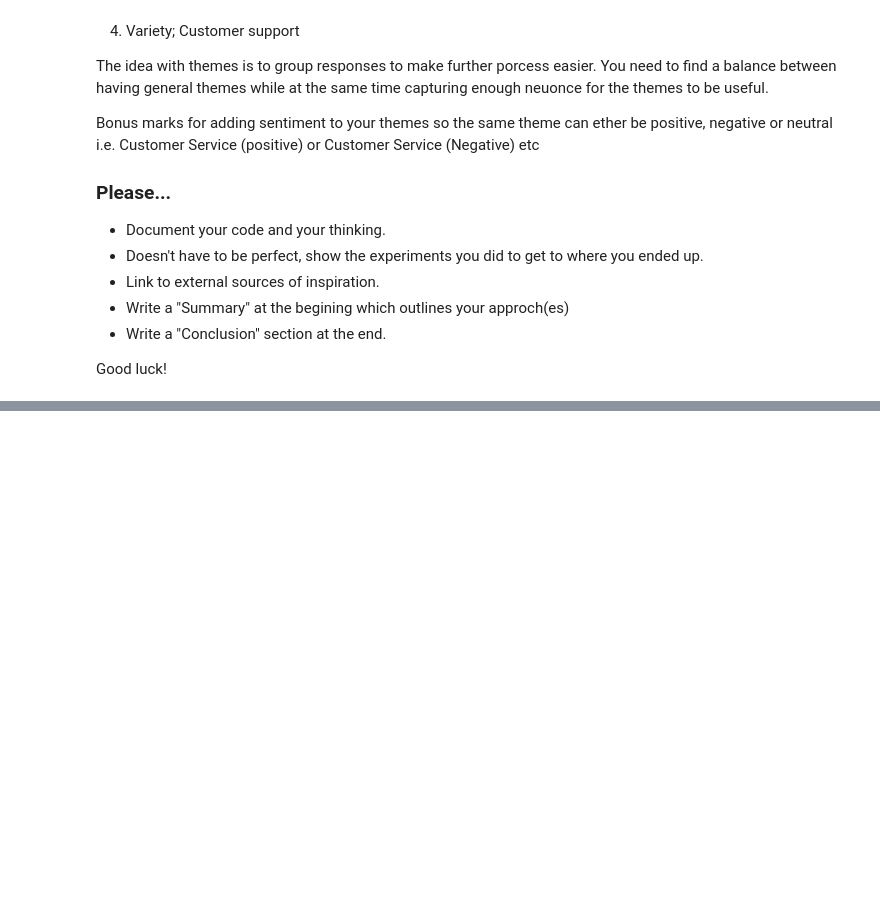
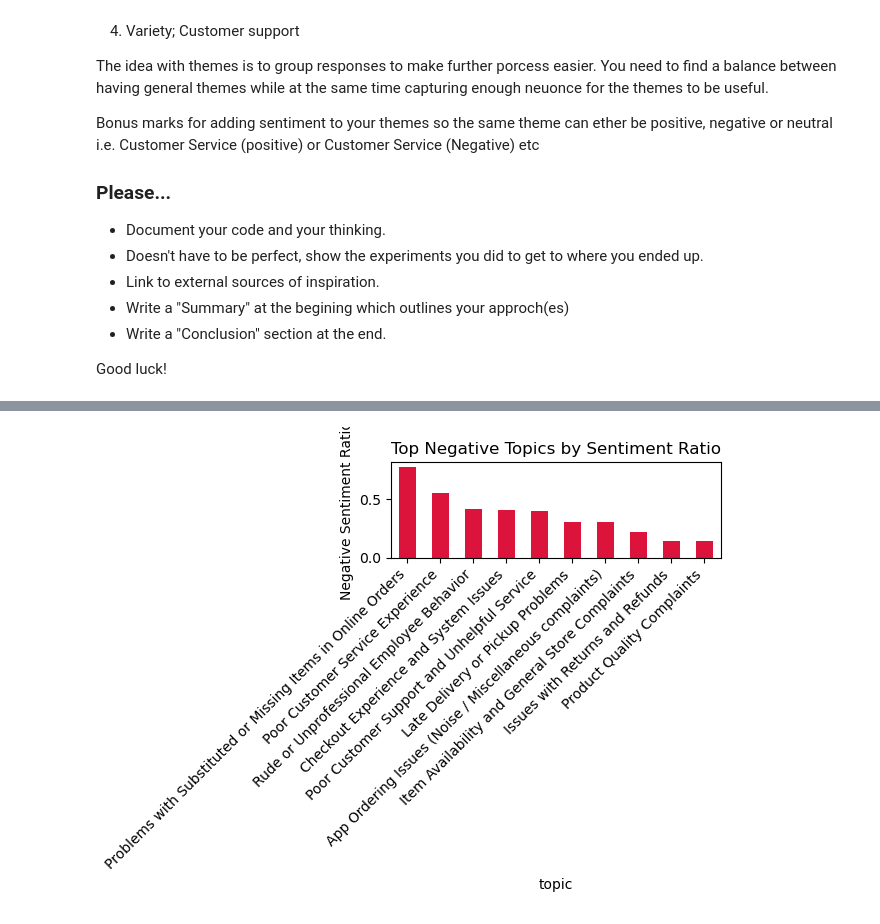
Before and after one commit to foadmarzoughi/test, a Jupyter notebook: theme-counting.ipynb, the cells around one changed output, grey strips where cells are left out. Cells and saved outputs as stored; diff of their text form; code cells hidden in the pictures; blank space fills up the shorter version.

```diff
--- a/theme-counting.ipynb
+++ b/theme-counting.ipynb
@@ -79,0 +914,27 @@ data[:3]
+# %%
+#defined Topic labels
+topic_labels = {
+    -1: "App Ordering Issues (Noise / Miscellaneous complaints)",
+     0: "Item Availability and General Store Complaints",
+     1: "Long Lines and Not Enough Cashiers",
+     2: "Poor Customer Support and Unhelpful Service",
+     3: "Issues with Returns and Refunds",
+     4: "Poor Customer Service Experience",
+     5: "Problems with Substituted or Missing Items in Online Orders",
+     6: "Rude or Unprofessional Employee Behavior",
+     7: "Checkout Experience and System Issues",
+     8: "Late Delivery or Pickup Problems",
+     9: "Product Quality Complaints",
+    10: "Store Cleanliness or Safety"
+}
+
+
+# Add topic names to the sentiment_cluster_dist DataFrame
+sentiment_cluster_dist['topic'] = sentiment_cluster_dist.index.map(topic_labels)
+
+# Reorder columns for better readability
+sentiment_cluster_dist = sentiment_cluster_dist[['topic', 'negative', 'positive', 'total', 'neg_ratio']]
+
+# View the top 10 most negative topics
+most_negative_clusters = sentiment_cluster_dist.sort_values('neg_ratio', ascending=False)
+print(most_negative_clusters.head(10))
@@ -79,0 +959,15 @@ data[:3]
+# %%
+most_negative_clusters.head(10).reset_index().plot(
+    kind='bar',
+    y='neg_ratio',
+    x='topic',
+    color='crimson',
+    legend=False
+)
+plt.title("Top Negative Topics by Sentiment Ratio")
+plt.ylabel("Negative Sentiment Ratio")
+plt.xticks(rotation=45, ha='right')
+plt.tight_layout()
+plt.show()
+# %% [output]
+[figure, added]
```
Also changed, not shown: parts of 67 cells of this notebook, 6 other files.
